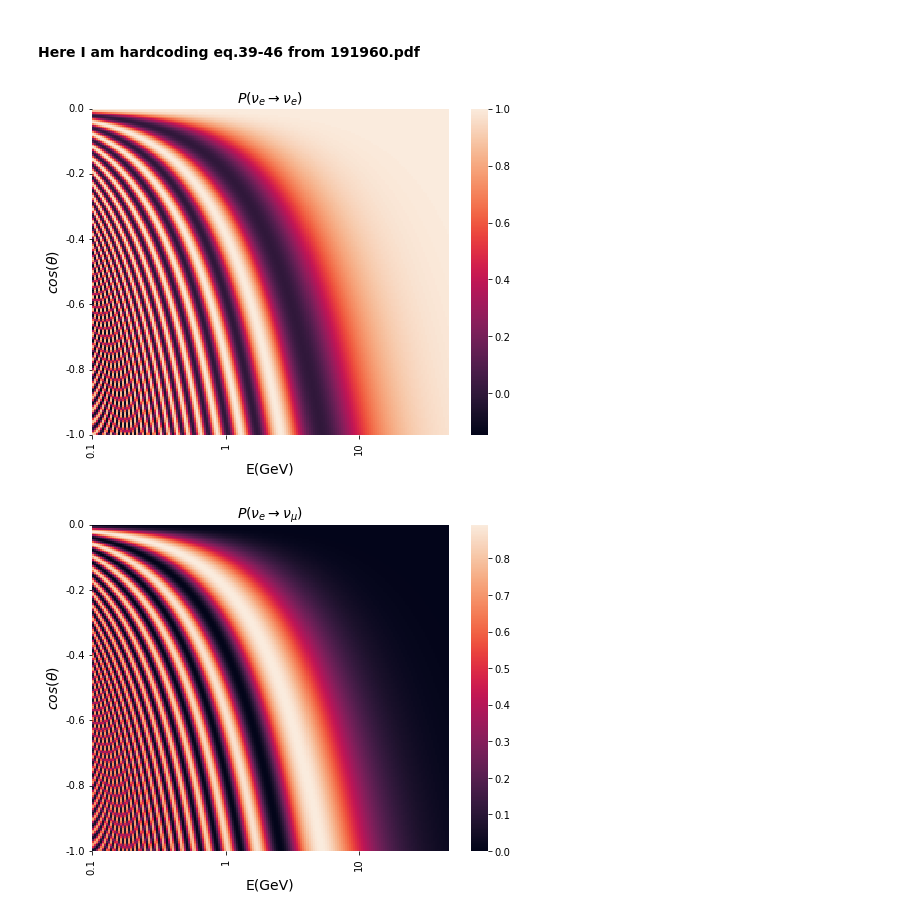
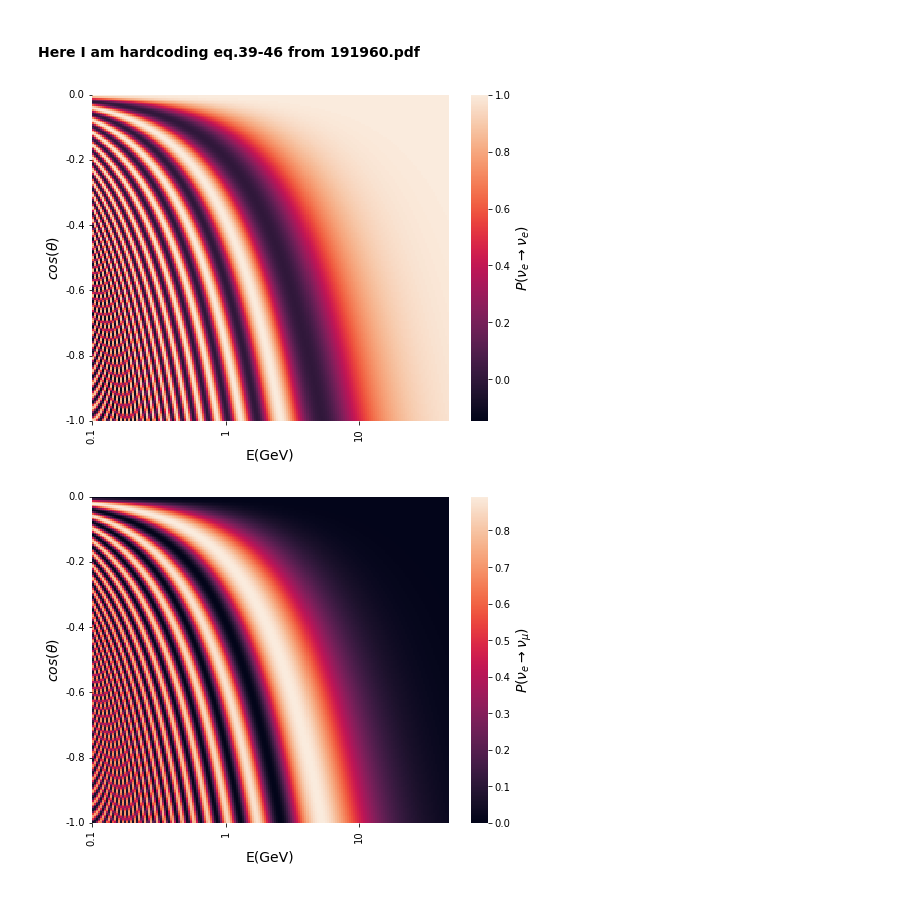
Before and after one commit to plm9/Neutrino_probabilities, a Jupyter notebook: alt_probs.ipynb, the cells around one changed output. Saved outputs shown, nothing was run; the diff lists cells and outputs as text; code cells hidden in the pictures.

```diff
--- a/alt_probs.ipynb
+++ b/alt_probs.ipynb
@@ -137,2 +158,3 @@ D_mass(3,1)
 # %%
-expression=Prob_a_to_b_alt(e,mu).subs([(s_12,sin(theta(1,2))),(c_12,cos(theta(1,2))),(c_13,cos(theta(1,3))),(c_23,cos(theta(2,3))),(s_13,sin(theta(1,3))),(s_23,sin(theta(2,3))),(d_cp,delta_cp)])
+expression=Prob_a_to_b_alt(mu,mu).subs([(s_12,sin(theta(1,2))),(c_12,cos(theta(1,2))),(c_13,cos(theta(1,3))),(c_23,cos(theta(2,3))),(s_13,sin(theta(1,3))),(s_23,sin(theta(2,3))),(d_cp,delta_cp)])
+expression_anti=Prob_a_to_b_alt_anti(mu,mu).subs([(s_12,sin(theta(1,2))),(c_12,cos(theta(1,2))),(c_13,cos(theta(1,3))),(c_23,cos(theta(2,3))),(s_13,sin(theta(1,3))),(s_23,sin(theta(2,3))),(d_cp,delta_cp)])
@@ -143,14 +161,18 @@ $\displaystyle 0.0796077368201673 e^{\frac{D_{m 21} L}{2 E_{\nu}}} - 0.126538857
 # %%
 expression=expression.subs([(D_m_21,D_mass(2,1)),(D_m_32,D_mass(3,2)),(D_m_31,D_mass(3,1))])
+expression_anti=expression_anti.subs([(D_m_21,D_mass(2,1)),(D_m_32,D_mass(3,2)),(D_m_31,D_mass(3,1))])
 # %%
-n=100
+n=200
 dist=np.linspace(0,13000,n)
 eneg_range=np.logspace(-1,2,n)
 Total_prob=np.zeros([n,n])
+Total_prob_anti=np.zeros([n,n])
 # %%
 for i,l in enumerate(dist):
     eq_with_L=expression.subs([(L,l)])
+    eq_with_L_anti=expression_anti.subs([(L,l)])
     for j,en in enumerate(eneg_range):
         Total_prob[i][j]=eq_with_L.subs([(E_nu,en)])
+        Total_prob_anti[i][j]=eq_with_L_anti.subs([(E_nu,en)])
     del eq_with_L
 # %%
@@ -202,7 +273,8 @@ for i,l in enumerate(dist):
     del eq_ee,eq_mm,eq_em
 # %%
 plt.figure(figsize=(8,6))
-sns.heatmap(prob_ne_ne)
+sns.heatmap(prob_ne_ne,cbar=False)
+sns.heatmap(prob_ne_ne).figure.axes[-1].set_ylabel(r"$P(\nu_{e}\rightarrow\nu_{e})$",size=14)
 ymin,ymax=plt.gca().get_ylim()
 xmin,xmax=plt.gca().get_xlim()
 
@@ -219,12 +291,13 @@ plt.xlabel("E(GeV)",fontsize=14)
 plt.ylabel(r"$cos(\theta)$",fontsize=14)
 
 plt.xlim(right=int(n*0.89))
-plt.title(r"$P(\nu_{e}\rightarrow\nu_{e})$",fontsize=14)
+#plt.title(r"$P(\nu_{e}\rightarrow\nu_{e})$",fontsize=14)
 plt.savefig("heatmaps/heatmaps_from_paper/HM_prob_e_e.pdf")
 plt.show()
 
 plt.figure(figsize=(8,6))
-sns.heatmap(prob_ne_nmu)
+sns.heatmap(prob_ne_nmu,cbar=False)
+sns.heatmap(prob_ne_nmu).figure.axes[-1].set_ylabel(r"$P(\nu_{e}\rightarrow\nu_{\mu})$",size=14)
 ymin,ymax=plt.gca().get_ylim()
 xmin,xmax=plt.gca().get_xlim()
 
@@ -237,35 +310,36 @@ plt.gca().set_xticks(custom_ticks_x)
 plt.gca().set_xticklabels(custom_ticklabels_x)
 plt.gca().set_yticks(custom_ticks_y)
 plt.gca().set_yticklabels(custom_ticklabels_y)
 plt.xlabel("E(GeV)",fontsize=14)
 plt.ylabel(r"$cos(\theta)$",fontsize=14)
 
 plt.xlim(right=int(n*0.89))
-plt.title(r"$P(\nu_{e}\rightarrow\nu_{\mu})$",fontsize=14)
+#plt.title(r"$P(\nu_{e}\rightarrow\nu_{\mu})$",fontsize=14)
 plt.savefig("heatmaps/heatmaps_from_paper/HM_prob_e_mu.pdf")
 plt.show()
 
 plt.figure(figsize=(8,6))
-sns.heatmap(prob_nu_nmu)
+sns.heatmap(prob_nu_nmu,cbar=False)
+sns.heatmap(prob_nu_nmu).figure.axes[-1].set_ylabel(r"$P(\nu_{\mu}\rightarrow\nu_{\mu})$",size=14)
 ymin,ymax=plt.gca().get_ylim()
 xmin,xmax=plt.gca().get_xlim()
 
 custom_ticks_y=np.linspace(ymin,ymax,6,dtype=int)
 custom_ticklabels_y=np.round(np.linspace(-1,0,6,dtype=float),2)
 custom_ticks_x=np.linspace(xmin,xmax,4)
 custom_ticklabels_x=[0.1,1,10,100]
 
 plt.gca().set_xticks(custom_ticks_x)
 plt.gca().set_xticklabels(custom_ticklabels_x)
 plt.gca().set_yticks(custom_ticks_y)
 plt.gca().set_yticklabels(custom_ticklabels_y)
 plt.xlabel("E(GeV)",fontsize=14)
 plt.ylabel(r"$cos(\theta)$",fontsize=14)
 
 plt.xlim(right=int(n*0.89))
-plt.title(r"$P(\nu_{\mu}\rightarrow\nu_{\mu})$",fontsize=14)
+#plt.title(r"$P(\nu_{\mu}\rightarrow\nu_{\mu})$",fontsize=14)
 plt.savefig("heatmaps/heatmaps_from_paper/HM_prob_mu_mu.pdf")
 plt.show()
 # %% [output]
-[figure, old version]
+[figure, new version]
-[figure, old version]
+[figure, new version]
```
Also changed, not shown: parts of 10 cells of this notebook, 2 other files.
